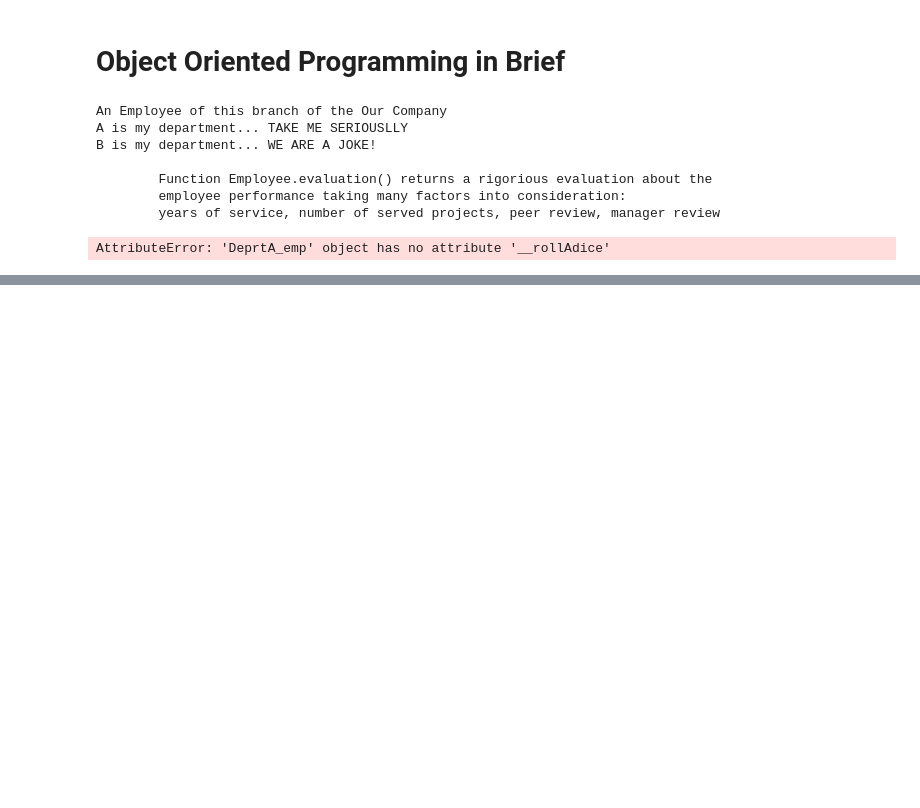
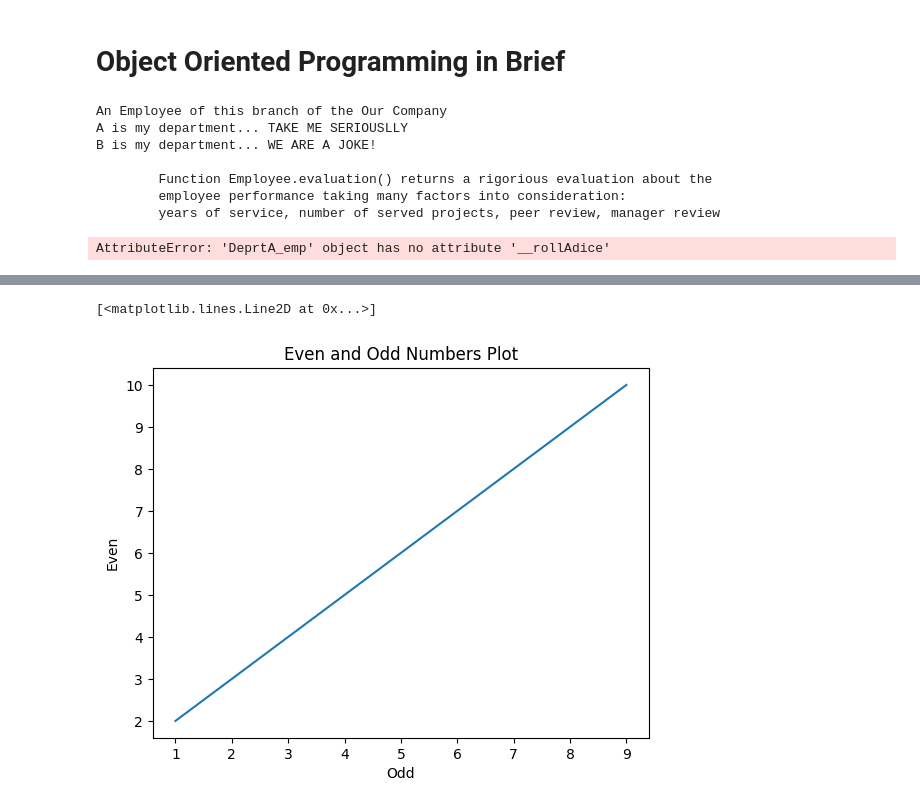
Before and after one commit to a-elsaid/ise_221, a Jupyter notebook: 001-oop_inbrief.ipynb, the cells around one changed output, grey strips where cells are left out. Drawn from its saved outputs; the diff is of its cells as text; code cells hidden in the pictures; blank space fills up the shorter version.

```diff
--- a/001-oop_inbrief.ipynb
+++ b/001-oop_inbrief.ipynb
@@ -441,0 +615,8 @@ AttributeError: 'DeprtA_emp' object has no attribute '__rollAdice'
+# %%
+plt.xlabel("Odd") # naming the X axis
+plt.ylabel("Even") # naming the Y axis
+plt.title("Even and Odd Numbers Plot") # naming the plot
+plt.plot(x, y)
+# %% [output]
+[<matplotlib.lines.Line2D at 0x...>]
+[figure, added]
```
Also changed, not shown: parts of 49 cells of this notebook.
